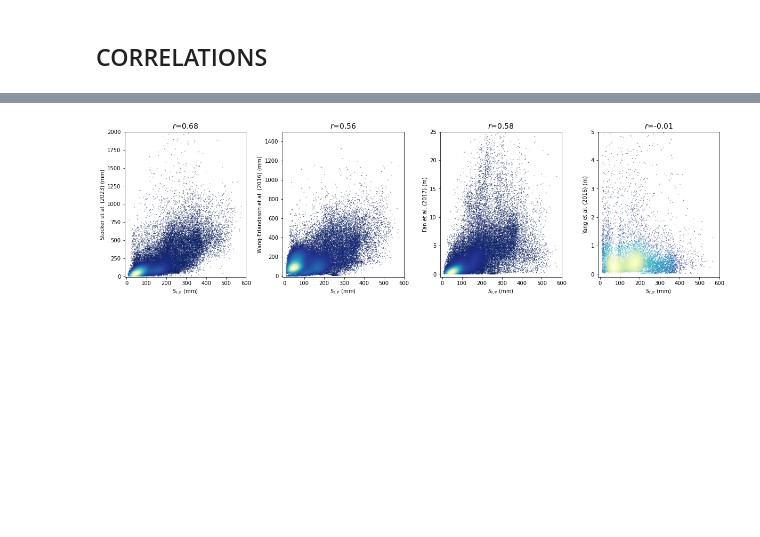
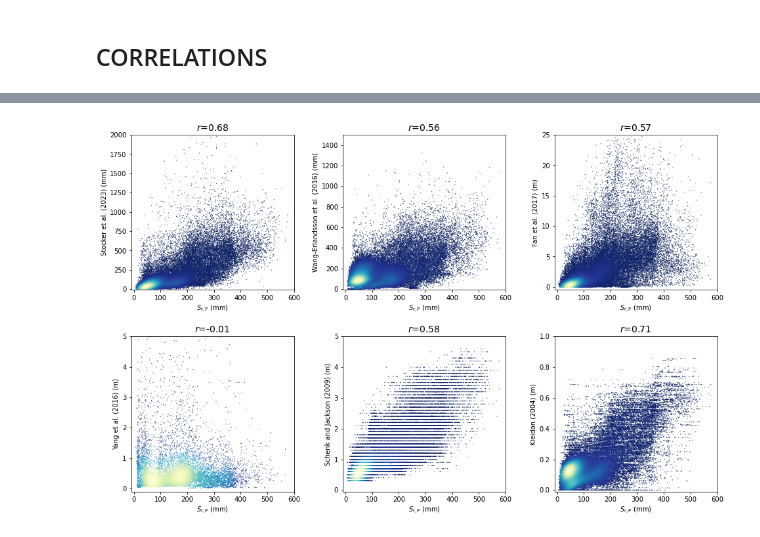
Before and after one commit to fvanoorschot/global_sr_module, a Jupyter notebook: global_sr_comparison.ipynb, the cells around one changed output, grey strips where cells are left out. Saved outputs shown, nothing was run; the diff lists cells and outputs as text; code cells hidden in the pictures; blank space fills up the shorter version.

```diff
--- a/global_sr_comparison.ipynb
+++ b/global_sr_comparison.ipynb
@@ -948,7 +1110,7 @@ fig2.savefig(f'{work_dir}/output/gridded_sr/figures/fan_max_depth_rootwateruptak
 # %%
 p = data_xr_mean
 
-f = xr.open_dataset(f'{work_dir}/data/reference_sr/fan/maxroot_allregions_crugrid2.nc') #conservative remapping done
+f = xr.open_dataset(f'{work_dir}/data/reference_sr/fan/maxroot_allregions_crugrid2.nc')
 f = f.root_depth
 f = f.where(pl[0,:,:]>=0)
 
@@ -956,7 +1118,6 @@ ya = xr.open_dataset(f'{work_dir}/data/reference_sr/yang/data/Effective_Rooting_
 ya = ya.Band1
 ya = ya.where(pl[0,:,:]>=0)
 
-# cru T20 Lan
 l = xr.open_dataset(f'{work_dir}/data/reference_sr/lan/sr_cru_20yrs.nc')
 l = l.sr_cru_20yrs[0]
 l = l.where(pl[0,:,:]>=0)
@@ -964,10 +1125,19 @@ l = l.where(pl[0,:,:]>=0)
 s = xr.open_dataset(f'{work_dir}/data/reference_sr/stocker/cwdx80_cru_grid.nc')
 s = s.cwdx80
 s = s.where(pl[0,:,:]>=0)
+
+sc = xr.open_dataset(f'{work_dir}/data/reference_sr/schenk2009/data/processed/95ecosys_rootdepth_1d_crugrid.nc')
+sc = sc['95ecosys_rootdepth_1d'][0]
+sc = sc.where(pl[0,:,:]>=0)
+
+ka = xr.open_dataset(f'{work_dir}/data/reference_sr/Kleidon rooting depth/rootAssMap150_crugrid.nc')
+ka = ka['rootAssMap150_m']
+ko = xr.open_dataset(f'{work_dir}/data/reference_sr/Kleidon rooting depth/rootOptMap150_crugrid.nc')
+ko = ko['rootOptMap150_m']
 # %%
-fig = plt.figure(figsize=(20,5))
-plt.subplots_adjust(wspace=0.3)
-ax = fig.add_subplot(141)
+fig = plt.figure(figsize=(16,10))
+plt.subplots_adjust(wspace=0.3,hspace=0.3)
+ax = fig.add_subplot(231)
 p = xr.open_dataset(f'{work_dir}/output/gridded_sr/data_xr_mean.nc')
 x=p.sr_p
 print(len(x))
@@ -981,7 +1151,7 @@ x = x[~np.isnan(x)]
 y = y[~np.isnan(y)]
 kde = gaussian_kde(np.vstack([x, y]))
 z = kde(np.vstack([x, y]))
-ax.scatter(x,y,c=z,s=0.1,marker='o',cmap='YlGnBu_r')
+ax.scatter(x,y,c=z,s=1,cmap='YlGnBu_r',linewidth=0.1,edgecolors='face',marker='o')
 ax.set_xlim(-10,600)
 ax.set_ylim(-10,2000)
 ax.set_title(f'$r$={np.round(np.corrcoef(x,y)[0,1],2)}',size=14)
@@ -989,7 +1159,7 @@ ax.set_xlabel('$S_\mathrm{r,P}$ (mm)')
 ax.set_ylabel('Stocker et al. (2023) (mm)')
 print(len(x))
 
-ax = fig.add_subplot(142)
+ax = fig.add_subplot(232)
 p = xr.open_dataset(f'{work_dir}/output/gridded_sr/data_xr_mean.nc')
 x=p.sr_p
 print(len(x))
@@ -1003,7 +1173,7 @@ x = x[~np.isnan(x)]
 y = y[~np.isnan(y)]
 kde = gaussian_kde(np.vstack([x, y]))
 z = kde(np.vstack([x, y]))
-ax.scatter(x,y,c=z,s=0.1,marker='o',cmap='YlGnBu_r')
+ax.scatter(x,y,c=z,s=1,cmap='YlGnBu_r',linewidth=0.1,edgecolors='face',marker='o')
 ax.set_xlim(-10,600)
 ax.set_ylim(-10,1500)
 ax.set_title(f'$r$={np.round(np.corrcoef(x,y)[0,1],2)}',size=14)
@@ -1011,7 +1181,7 @@ ax.set_xlabel('$S_\mathrm{r,P}$ (mm)')
 ax.set_ylabel('Wang-Erlandsson et al. (2016) (mm)')
 print(len(x))
 
-ax = fig.add_subplot(143)
+ax = fig.add_subplot(233)
 p = xr.open_dataset(f'{work_dir}/output/gridded_sr/data_xr_mean.nc')
 x=p.sr_p
 print(len(x))
@@ -1025,7 +1195,7 @@ x = x[~np.isnan(x)]
 y = y[~np.isnan(y)]
 kde = gaussian_kde(np.vstack([x, y]))
 z = kde(np.vstack([x, y]))
-ax.scatter(x,y,c=z,s=0.1,marker='o',cmap='YlGnBu_r')
+ax.scatter(x,y,c=z,s=1,cmap='YlGnBu_r',linewidth=0.1,edgecolors='face',marker='o')
 ax.set_xlim(-10,600)
 ax.set_ylim(-0.5,25)
 ax.set_title(f'$r$={np.round(np.corrcoef(x,y)[0,1],2)}',size=14)
@@ -1033,7 +1203,7 @@ ax.set_xlabel('$S_\mathrm{r,P}$ (mm)')
 ax.set_ylabel('Fan et al. (2017) (m)')
 print(len(x))
 
-ax = fig.add_subplot(144)
+ax = fig.add_subplot(234)
 p = xr.open_dataset(f'{work_dir}/output/gridded_sr/data_xr_mean.nc')
 x=p.sr_p
 print(len(x))
@@ -1047,13 +1217,59 @@ x = x[~np.isnan(x)]
 y = y[~np.isnan(y)]
 kde = gaussian_kde(np.vstack([x, y]))
 z = kde(np.vstack([x, y]))
-ax.scatter(x,y,c=z,s=0.1,marker='o',cmap='YlGnBu_r')
+ax.scatter(x,y,c=z,s=1,cmap='YlGnBu_r',linewidth=0.1,edgecolors='face',marker='o')
 ax.set_xlim(-10,600)
 ax.set_ylim(-0.1,5)
 ax.set_title(f'$r$={np.round(np.corrcoef(x,y)[0,1],2)}',size=14)
 ax.set_xlabel('$S_\mathrm{r,P}$ (mm)')
 ax.set_ylabel('Yang et al. (2016) (m)')
 print(len(x))
+
+ax = fig.add_subplot(235)
+p = xr.open_dataset(f'{work_dir}/output/gridded_sr/data_xr_mean.nc')
+x=p.sr_p
+print(len(x))
+y = sc
+x = x.stack(flat=['lat','lon']).values
+y = y.stack(flat=['lat','lon']).values
+nan_indices = np.logical_or(np.isnan(x), np.isnan(y))
+x[nan_indices] = np.nan
+y[nan_indices] = np.nan
+x = x[~np.isnan(x)]
+y = y[~np.isnan(y)]
+kde = gaussian_kde(np.vstack([x, y]))
+z = kde(np.vstack([x, y]))
+ax.scatter(x,y,c=z,s=1,cmap='YlGnBu_r',linewidth=0.1,edgecolors='face',marker='o')
+ax.set_xlim(-10,600)
+ax.set_ylim(-0.05,5)
+ax.set_title(f'$r$={np.round(np.corrcoef(x,y)[0,1],2)}',size=14)
+ax.set_xlabel('$S_\mathrm{r,P}$ (mm)')
+ax.set_ylabel('Schenk and Jackson (2009) (m)')
+print(len(x))
+
+ax = fig.add_subplot(236)
+p = xr.open_dataset(f'{work_dir}/output/gridded_sr/data_xr_mean.nc')
+x=p.sr_p
+print(len(x))
+y = ko
+x = x.stack(flat=['lat','lon']).values
+y = y.stack(flat=['lat','lon']).values
+nan_indices = np.logical_or(np.isnan(x), np.isnan(y))
+x[nan_indices] = np.nan
+y[nan_indices] = np.nan
+x = x[~np.isnan(x)]
+y = y[~np.isnan(y)]
+kde = gaussian_kde(np.vstack([x, y]))
+z = kde(np.vstack([x, y]))
+ax.scatter(x,y,c=z,s=1,cmap='YlGnBu_r',linewidth=0.1,edgecolors='face',marker='o')
+ax.set_xlim(-10,600)
+ax.set_ylim(-0.01,1)
+ax.set_title(f'$r$={np.round(np.corrcoef(x,y)[0,1],2)}',size=14)
+ax.set_xlabel('$S_\mathrm{r,P}$ (mm)')
+ax.set_ylabel('Kleidon (2004) (m)')
+print(len(x))
+
+
 fig.savefig(f'{work_dir}/output/gridded_sr/figures/scatters.jpg',bbox_inches='tight',dpi=600)
 # %% [output]
 272
@@ -1067 +1287 @@ fig.savefig(f'{work_dir}/output/gridded_sr/figures/scatters.jpg',bbox_inches='ti
-[figure, old version]
+[figure, new version]
```
Also changed, not shown: parts of 19 cells of this notebook, 4 other files.
